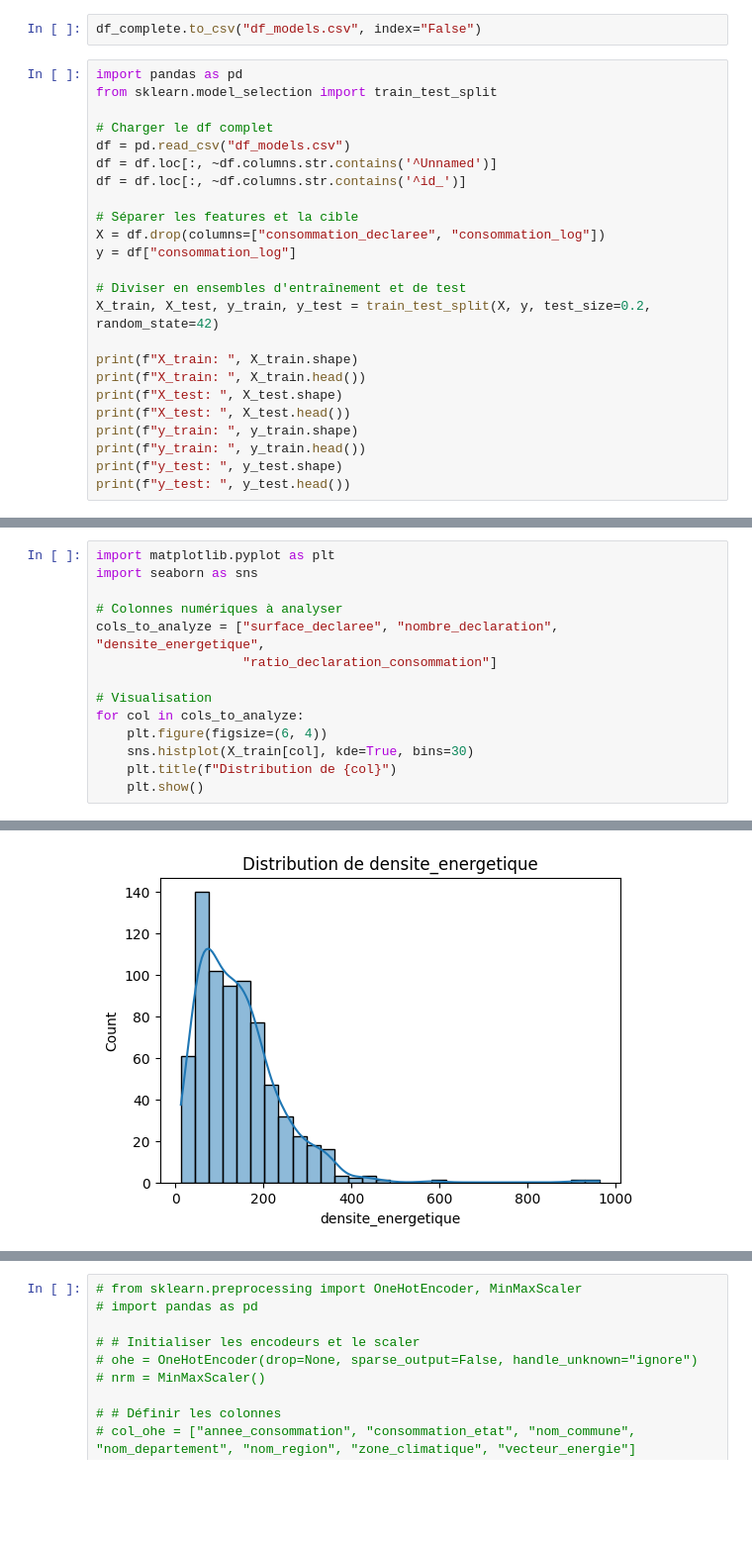
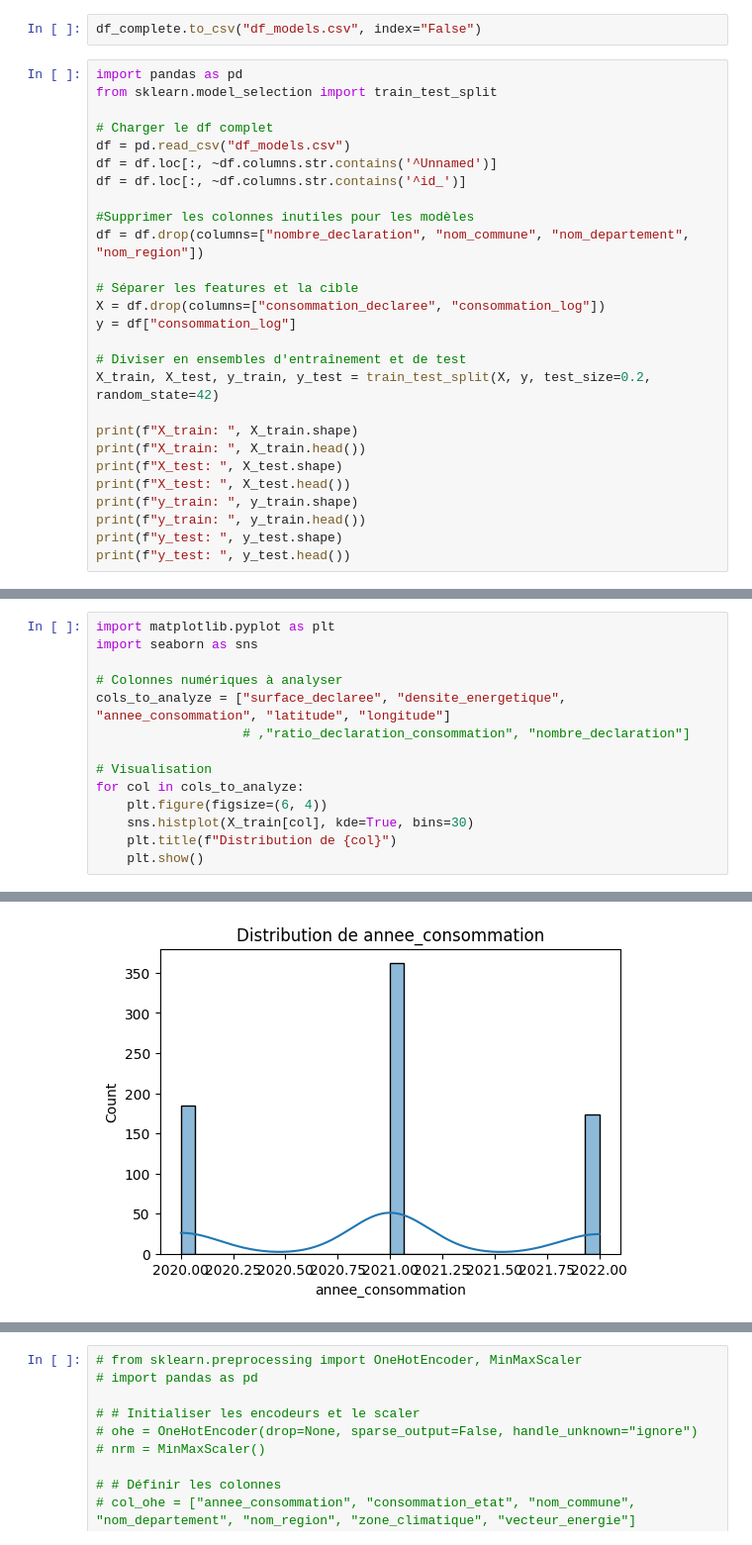
Before and after one commit to elpulpo0/PowerPredict, a Jupyter notebook: _backend/models/models.ipynb, the cells around one changed output, grey strips where cells are left out. Shown at 99% size. Drawn from its saved outputs; the diff is of its cells as text; blank space fills up the shorter version.

Commit message:
modèles fonctionnels, prédiction OK, fichiers minimums gardés

```diff
--- a/_backend/models/models.ipynb
+++ b/_backend/models/models.ipynb
@@ -61,6 +61,9 @@ from sklearn.model_selection import train_test_split
 df = pd.read_csv("df_models.csv")
 df = df.loc[:, ~df.columns.str.contains('^Unnamed')]
 df = df.loc[:, ~df.columns.str.contains('^id_')]
+
+#Supprimer les colonnes inutiles pour les modèles
+df = df.drop(columns=["nombre_declaration", "nom_commune", "nom_departement", "nom_region"])
 
 # Séparer les features et la cible
 X = df.drop(columns=["consommation_declaree", "consommation_log"])
@@ -100,8 +103,8 @@ import matplotlib.pyplot as plt
 import seaborn as sns
 
 # Colonnes numériques à analyser
-cols_to_analyze = ["surface_declaree", "nombre_declaration", "densite_energetique",
-                   "ratio_declaration_consommation"]
+cols_to_analyze = ["surface_declaree", "densite_energetique", "annee_consommation", "latitude", "longitude"]
+                   # ,"ratio_declaration_consommation", "nombre_declaration"]
 
 # Visualisation
 for col in cols_to_analyze:
@@ -115 +118 @@ for col in cols_to_analyze:
-[figure, old version]
+[figure, new version]
```
Also changed, not shown: parts of 23 cells of this notebook, 10 other files.
